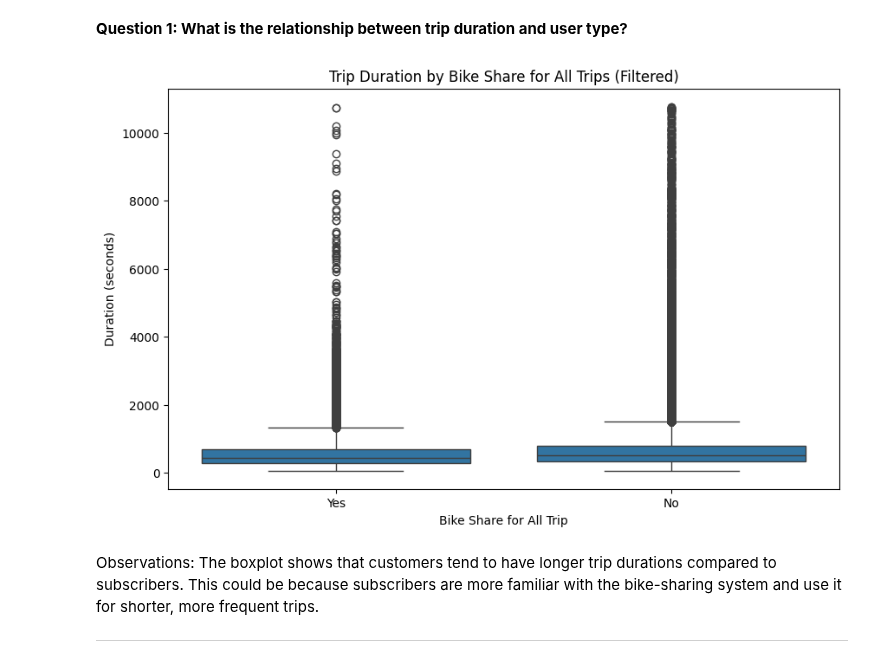
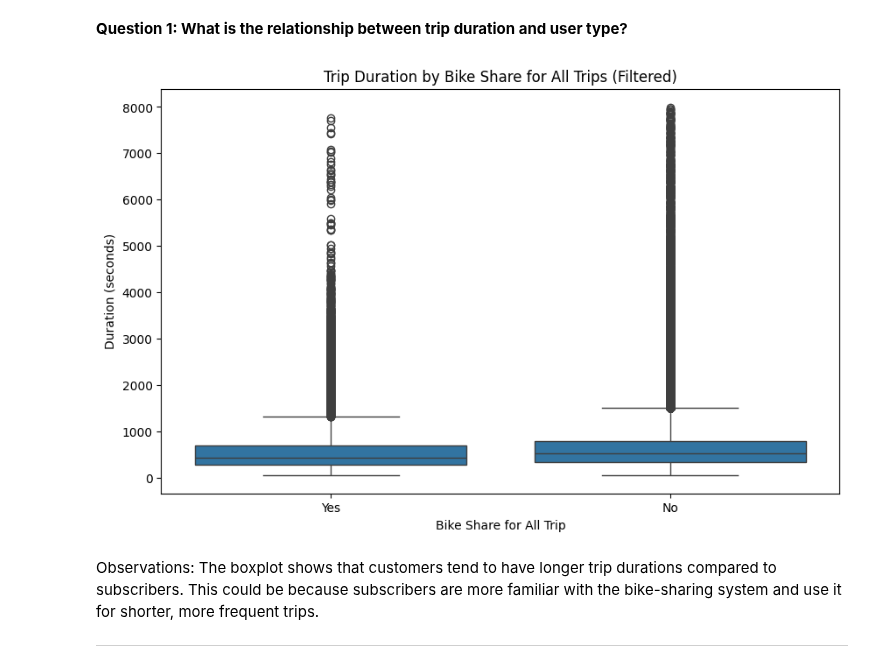
Before and after one commit to JonathanPrentice/Udacity-Data-Analyst-Nanodegree, a Jupyter notebook: Project 3 - Communicate Data Findings/notebooks/Part_I_Exploration.ipynb, the cells around one changed output. Saved outputs shown, nothing was run; the diff lists cells and outputs as text; code cells hidden in the pictures.

```diff
--- a/Project 3 - Communicate Data Findings/notebooks/Part_I_Exploration.ipynb
+++ b/Project 3 - Communicate Data Findings/notebooks/Part_I_Exploration.ipynb
@@ -222,17 +222,17 @@ To tidy the data, the following operations were performed:
 **Question 1: What is the relationship between trip duration and user type?**
 # %%
 # Remove trips with duration greater than 3 hours (10,800 seconds)
-df = df[df['duration_sec'] <= 10800]
+df = df[df['duration_sec'] <= 8000]
 
 # Plot the boxplot for trip duration by bike share for all trips
 plt.figure(figsize=(10, 6))
 sns.boxplot(data=df, x='bike_share_for_all_trip', y='duration_sec')
 plt.title('Trip Duration by Bike Share for All Trips (Filtered)')
 plt.xlabel('Bike Share for All Trip')
 plt.ylabel('Duration (seconds)')
 plt.show()
 # %% [output]
-[figure, old version]
+[figure, new version]
 # %% [markdown]
 Observations: The boxplot shows that customers tend to have longer trip durations compared to subscribers. This could be because subscribers are more familiar with the bike-sharing system and use it for shorter, more frequent trips.
 
```
Also changed, not shown: parts of 3 cells of this notebook.
